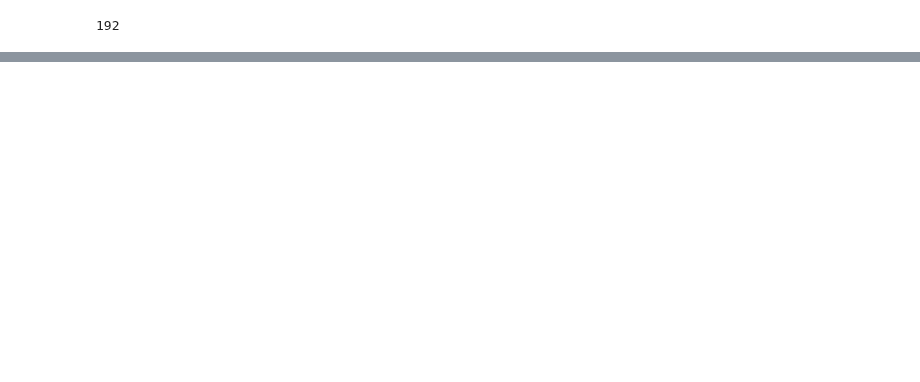
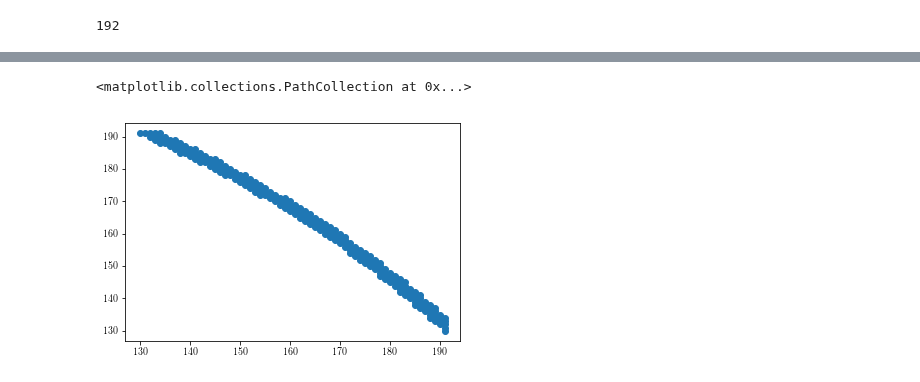
Before and after one commit to deepskies/DeepCMBsim, a Jupyter notebook: Phi Maps.ipynb, the cells around one changed output, grey strips where cells are left out. Saved outputs shown, nothing was run; the diff lists cells and outputs as text; code cells hidden in the pictures; blank space fills up the shorter version.

Commit message:
still can't get spectrum estimate to work

```diff
--- a/Phi Maps.ipynb
+++ b/Phi Maps.ipynb
@@ -237,0 +160,38 @@ np.amax(abs(phi_map_fft))
+# %%
+#summing over annulus to get spectrum
+bin_num = 100
+peak_l = 192*72 #192 pixels with lstep = 72
+spectra_est = np.zeros((bin_num+1)) #spectum estimate before averaging
+spectra_est_avg_bins = np.zeros((bin_num+1)) #spectrum estimate after averaging
+bin_edges = np.linspace(0,np.sqrt(2)*peak_l, bin_num+1) #realized that since we're doing sqrt of sum it'll be sqrt(2)*192*72
+bin_step = bin_edges[1]
+n = np.zeros((bin_num+1))
+# %%
+#"circle" checks the shape of an annulus for a given bin
+circle = np.zeros((1,2))
+
+for i, spec in enumerate(map_power_2D):
+    lx_ = 72.*i #the l-mode in the x-direction
+
+    for j, pwr in enumerate(map_power_2D):
+        ly_ = 72.*j #the l-mode in the y-direction
+        point_on_circ = np.sqrt(lx_**2+ly_**2) #overall l-mode
+
+        left_bin_edge = np.where(bin_edges <= point_on_circ)[0][-1] #largest bin that's smaller than overall l-mode
+
+        spectra_est[left_bin_edge] += map_power_2D[i,j] #adding power at coordinate (i,j) to bin
+        n[left_bin_edge] += 1 #counting the number of points in the bin for averaging later
+
+        #the following lines are to test shape of annulus
+        if left_bin_edge == 85: #pick which bin you want to check here
+            circle = np.vstack((circle,[i,j])) #saves coordinates of all points in given annulus
+
+spectra_est_avg_bins = 2*spectra_est/(bin_step**2*n) #averaging out overall all points in bin
+#Joao thinks I should remove bin_step but I'm not sure if the power in a given pixel is an average over all 72 modes
+#represented by a pixel or if it's a sum of power from all 72 modes represented by a pixel
+#Or, actually, is it 72*72 modes in a pixel since there's 72 in x and 72 in y?
+# %%
+plt.scatter(circle[1:,0], circle[1:,1]) #plotting all points for a given annulus
+# %% [output]
+<matplotlib.collections.PathCollection at 0x...>
+[figure, added]
```
Also changed, not shown: parts of 20 cells of this notebook.
